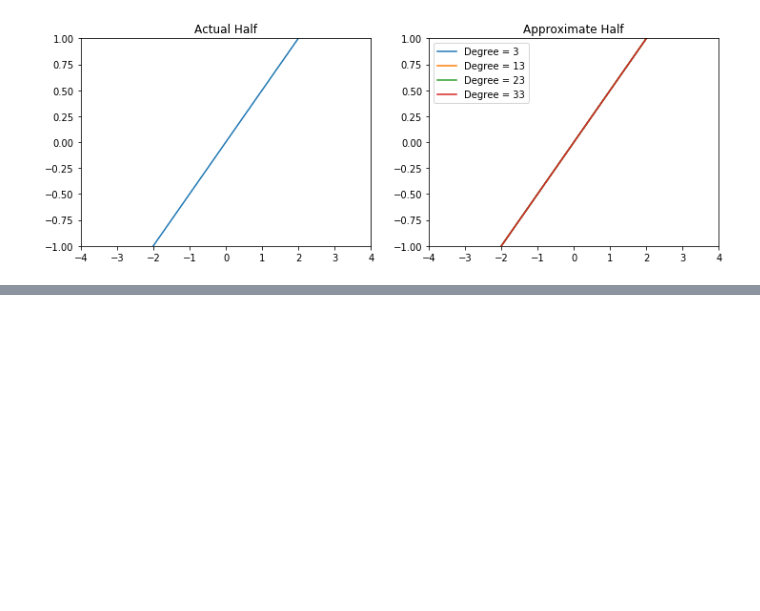
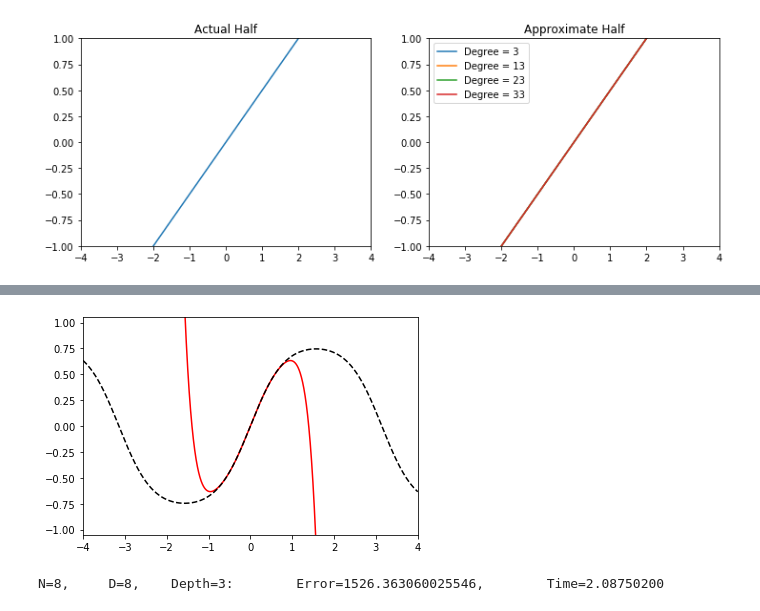
Before and after one commit to csm-adapt/qar, a Jupyter notebook: dev/test-ps-expansion.ipynb, the cells around one changed output, grey strips where cells are left out. Drawn from its saved outputs; the diff is of its cells as text; code cells hidden in the pictures; blank space fills up the shorter version.

```diff
--- a/dev/test-ps-expansion.ipynb
+++ b/dev/test-ps-expansion.ipynb
@@ -44,11 +171,12 @@ for fn, gfn, name in functions:
     axes[0].set_title(f"Actual {name}")
 
     for d in degrees:
-        coeffs = list(gfn(d))
-        z = np.zeros_like(x)
-
-        for n, c in enumerate(coeffs):
-            z = z + (c * np.power(x, n))
+        gfn.set_order(d)
+#         coeffs = list(gfn(d))
+#         z = np.zeros_like(x)
+#         for n, c in enumerate(coeffs):
+#             z = z + (c * np.power(x, n))
+        z = gfn(x)
 
         axes[1].plot(x, z, label=f"Degree = {d}")
     axes[1].set_xlim(-4.0, 4.0)
@@ -119,44 +276,69 @@ def solve_icoeff(s, a, i):
 # %%
 x, dx = np.linspace(-4.0, 4.0, num=8192, retstep=True)
 
-func_degrees = [1, 3, 5, 9, 11]
-var_degrees = [5, 7, 9, 11]
-depths = [1, 2, 3]
+func_degrees = [8, 16, 32]
+var_degrees = [8, 16, 32]
+# depths = [1, 2, 3]
+depths = [3]
 
 runtimes = []
 
+class Solution:
+    def __init__(self, soln, err):
+        self.solution = soln
+        self.error = err
+solutions = {}
+fig, ax = plt.subplots(1,1)
 for fn, gfn, name in functions:
-    print(f"{'-'*8}{name}{'-'*8}")
+    print(f"{'-'*8} {name} {'-'*8}")
     for func_d in func_degrees:
         # Create Maclaurin series coefficients.
-        s = np.array(list(gfn(func_d)))
+#         s = np.array(list(gfn(func_d)))
+        gfn.set_order(func_d)
+        s = gfn.coeff
 
         for var_d in var_degrees:
             # Intialize approximation.
-            y = x
-            b = np.zeros(var_d + 1)
-            b[1] = 1.0
+#             y = x
+#             b = np.zeros(var_d + 1)
+#             b[1] = 1.0
 
             for depth in depths:
-                # Calculate actual function approximation.
-                y = fn(y)
+                y = x
+                soln = Linear(var_d)
+                b = soln.coeff
+                for _ in range(depth):
+                    # Calculate actual function approximation.
+                    y = fn(y)
 
-                # Perform the transformation.
-                c = np.zeros_like(b)
-                start = time.time()
-                for i in range(var_d + 1):
-                    c[i] = solve_icoeff(s, b, i)
-                end = time.time()
-                b = c
-                elapsed = end - start
+                    # Perform the transformation.
+#                     c = np.zeros_like(b)
+                    start = time.time()
+                    c = [solve_icoeff(s, b, i) for i in range(len(b))]
+                    end = time.time()
+                    b = np.asarray(c)
+                    elapsed = end - start
 
                 # Get the power series estimation.
-                z = np.zeros_like(x)
-                for i in range(var_d + 1):
-                    z = z + (b[i] * np.power(x, i))
+                soln._coeff = b
+                z = soln(x)
+#                 z = np.zeros_like(x)
+#                 for i in range(var_d + 1):
+#                     z = z + (b[i] * np.power(x, i))
 
                 # Find the error in the approximation.
                 error = np.sqrt(dx * np.sum(np.power(y - z, 2.0)))
 
+                # save and report the results
+                key = (func_d, var_d, depth)
+                solutions[key] = Solution(soln, error)
+                ax.cla();
+                ax.plot(x, z, 'r-');
+                ax.plot(x, y, 'k--');
+                ax.set_xlim(x.min(), x.max());
+                ax.set_ylim(-1.05, 1.05);
+                plt.draw();
+                plt.show();
                 print(f"N={func_d},\t D={var_d},\t Depth={depth}:\t Error={error:17.12f},\t Time={elapsed:.8f}")
+                time.sleep(2.5)
 # %% [output]
@@ -179,0 +346,2 @@ N=11,    D=11,   Depth=3:        Error=   0.000000000000,        Time=118.769994
+[figure, added]
+N=8,     D=8,    Depth=3:        Error=1526.363060025546,        Time=2.08750200
```
Also changed, not shown: parts of 7 cells of this notebook, 1 other file.
